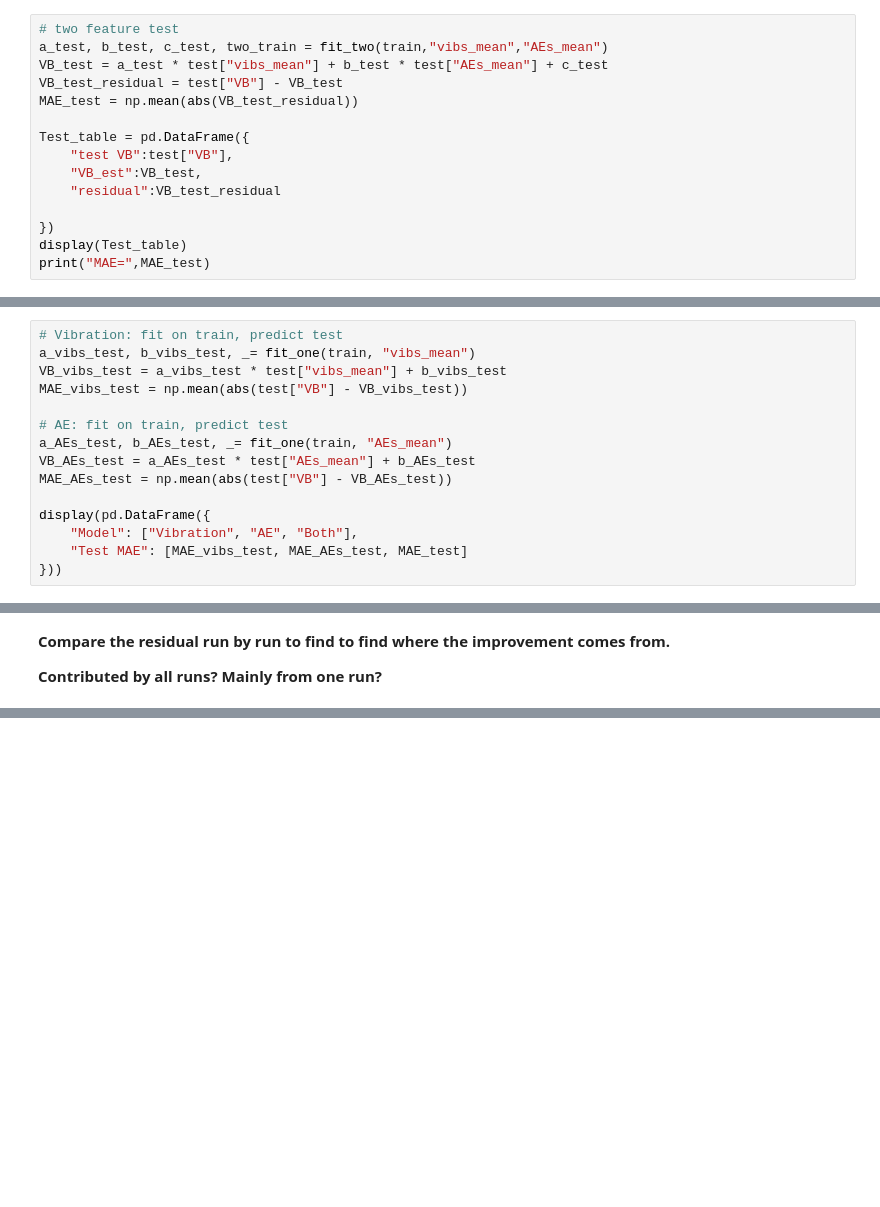
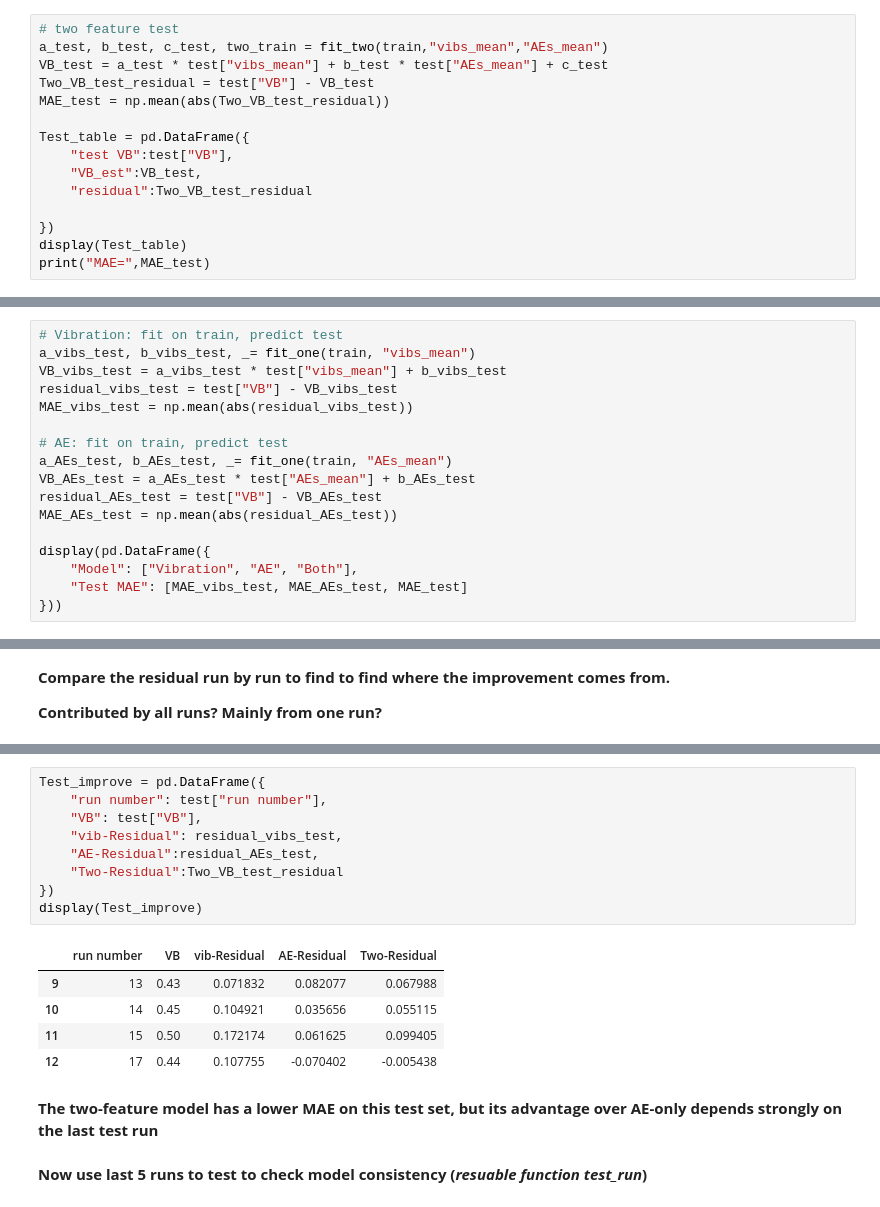
Before and after one commit to caisongjiang13-source/Nasa-milling-tool-wear, a Jupyter notebook: notebooks/Mill_phase2_2.ipynb, the cells around one changed output, grey strips where cells are left out. Drawn from its saved outputs; the diff is of its cells as text; blank space fills up the shorter version.

```diff
--- a/notebooks/Mill_phase2_2.ipynb
+++ b/notebooks/Mill_phase2_2.ipynb
@@ -114,13 +135,13 @@ test = run_reorder.iloc[-4:]
 # two feature test
 a_test, b_test, c_test, two_train = fit_two(train,"vibs_mean","AEs_mean")
 VB_test = a_test * test["vibs_mean"] + b_test * test["AEs_mean"] + c_test
-VB_test_residual = test["VB"] - VB_test
-MAE_test = np.mean(abs(VB_test_residual))
+Two_VB_test_residual = test["VB"] - VB_test
+MAE_test = np.mean(abs(Two_VB_test_residual))
 
 Test_table = pd.DataFrame({
     "test VB":test["VB"],
     "VB_est":VB_test,
-    "residual":VB_test_residual
+    "residual":Two_VB_test_residual
 
 })
 display(Test_table)
@@ -136,12 +157,14 @@ MAE= 0.05698616767459978
 # Vibration: fit on train, predict test
 a_vibs_test, b_vibs_test, _= fit_one(train, "vibs_mean")
 VB_vibs_test = a_vibs_test * test["vibs_mean"] + b_vibs_test
-MAE_vibs_test = np.mean(abs(test["VB"] - VB_vibs_test))
+residual_vibs_test = test["VB"] - VB_vibs_test
+MAE_vibs_test = np.mean(abs(residual_vibs_test))
 
 # AE: fit on train, predict test
 a_AEs_test, b_AEs_test, _= fit_one(train, "AEs_mean")
 VB_AEs_test = a_AEs_test * test["AEs_mean"] + b_AEs_test
-MAE_AEs_test = np.mean(abs(test["VB"] - VB_AEs_test))
+residual_AEs_test = test["VB"] - VB_AEs_test
+MAE_AEs_test = np.mean(abs(residual_AEs_test))
 
 display(pd.DataFrame({
     "Model": ["Vibration", "AE", "Both"],
@@ -158,0 +191,19 @@ display(pd.DataFrame({
+# %%
+Test_improve = pd.DataFrame({
+    "run number": test["run number"],
+    "VB": test["VB"],
+    "vib-Residual": residual_vibs_test,
+    "AE-Residual":residual_AEs_test,
+    "Two-Residual":Two_VB_test_residual
+})
+display(Test_improve)
+# %% [output]
+|  | run number | VB | vib-Residual | AE-Residual | Two-Residual |
+| 9 | 13 | 0.43 | 0.071832 | 0.082077 | 0.067988 |
+| 10 | 14 | 0.45 | 0.104921 | 0.035656 | 0.055115 |
+| 11 | 15 | 0.50 | 0.172174 | 0.061625 | 0.099405 |
+| 12 | 17 | 0.44 | 0.107755 | -0.070402 | -0.005438 |
+# %% [markdown]
+**The two-feature model has a lower MAE on this test set, but its advantage over AE-only depends strongly on the last test run**
+# %% [markdown]
+**Now use last 5 runs to test to check model consistency (*resuable function test_run*)**
```
Also changed, not shown: parts of 8 cells of this notebook.
